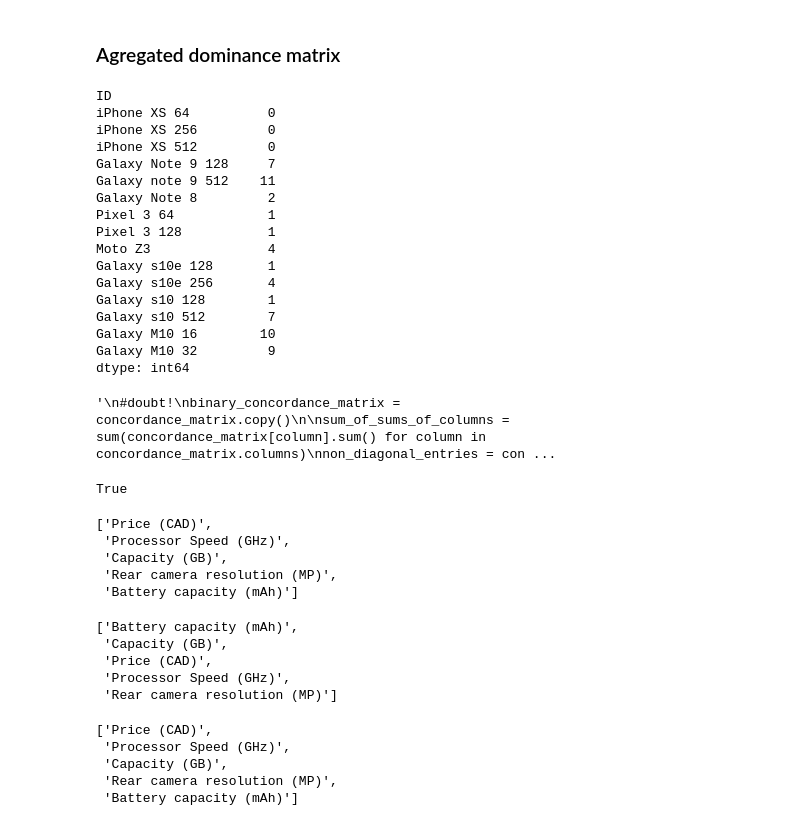
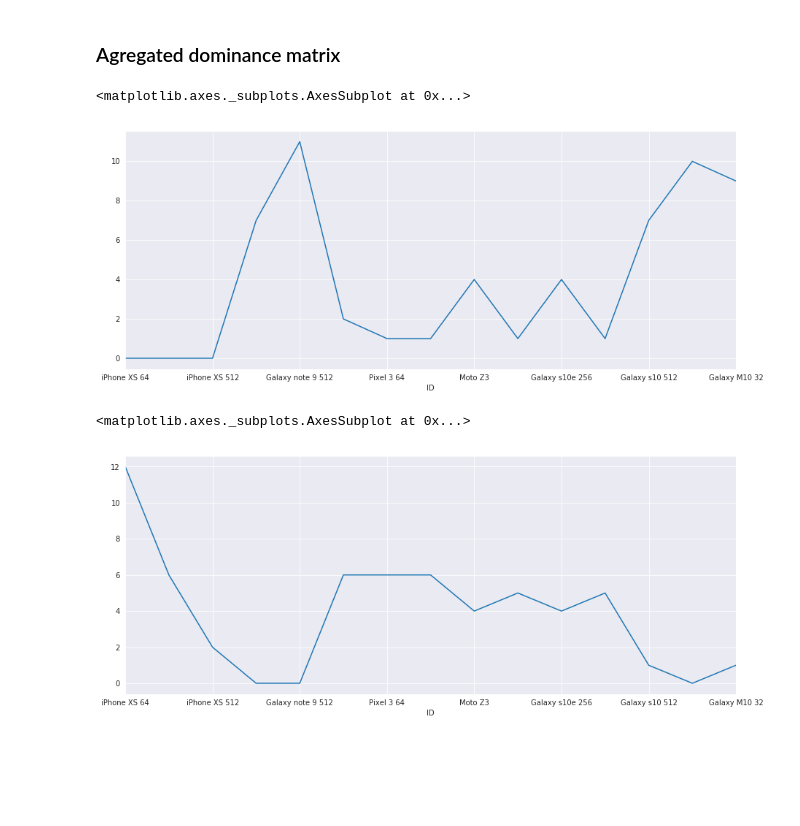
Before and after one commit to gmagannaDevelop/Electre, a Jupyter notebook: ELECTRE.ipynb, the cells around one changed output. Saved outputs shown, nothing was run; the diff lists cells and outputs as text; code cells hidden in the pictures; blank space fills up the shorter version.

Commit message:
Nice graphs allow easily deciding the best option.

```diff
--- a/ELECTRE.ipynb
+++ b/ELECTRE.ipynb
@@ -364,37 +364,7 @@ ADM = agregated_dominance_matrix(c_d_matrix, d_d_matrix)
 overclasses = ADM.sum(axis=1)
 is_overclassed_by = ADM.sum(axis=0)
 # %%
-overclasses
+overclasses.plot()
 # %% [output]
-ID
-iPhone XS 64          0
-iPhone XS 256         0
-iPhone XS 512         0
-Galaxy Note 9 128     7
-Galaxy note 9 512    11
-Galaxy Note 8         2
-Pixel 3 64            1
-Pixel 3 128           1
-Moto Z3               4
-Galaxy s10e 128       1
-Galaxy s10e 256       4
-Galaxy s10 128        1
-Galaxy s10 512        7
-Galaxy M10 16        10
-Galaxy M10 32         9
-dtype: int64
+<matplotlib.axes._subplots.AxesSubplot at 0x...>
+[figure, added]
-# %%
-"""
-#doubt!
-binary_concordance_matrix = concordance_matrix.copy()
-
-sum_of_sums_of_columns = sum(concordance_matrix[column].sum() for column in concordance_matrix.columns)
-non_diagonal_entries = concordance_matrix.shape[0]**2 - concordance_matrix.shape[0]
-c_bar = sum_of_sums_of_columns / non_diagonal_entries
-
-binary_concordance_matrix = concordance_matrix.applymap(lambda x: 1 if x > c_bar else 0)
-
-binary_concordance_matrix
-"""
-# %% [output]
-'\n#doubt!\nbinary_concordance_matrix = concordance_matrix.copy()\n\nsum_of_sums_of_columns = sum(concordance_matrix[column].sum() for column in concordance_matrix.columns)\nnon_diagonal_entries = con ...
@@ -404,29 +371,5 @@ positives = lambda y: list(filter(lambda x: True if x > 0 else False, y))
-# %%
-sorted(list(w_criteria.keys())) == sorted(list(n_table.columns))
-# %% [output]
-True
-# %%
-x = list(w_criteria.keys())
-x
-# %% [output]
-['Price (CAD)',
- 'Processor Speed (GHz)',
- 'Capacity (GB)',
- 'Rear camera resolution (MP)',
- 'Battery capacity (mAh)']
-# %%
-sorted(x)
-# %% [output]
-['Battery capacity (mAh)',
- 'Capacity (GB)',
- 'Price (CAD)',
- 'Processor Speed (GHz)',
- 'Rear camera resolution (MP)']
-# %%
-x
-# %% [output]
-['Price (CAD)',
- 'Processor Speed (GHz)',
- 'Capacity (GB)',
- 'Rear camera resolution (MP)',
- 'Battery capacity (mAh)']
+# %%
+is_overclassed_by.plot()
+# %% [output]
+<matplotlib.axes._subplots.AxesSubplot at 0x...>
+[figure, added]
```
Also changed, not shown: parts of 1 cell of this notebook, 1 other file.
